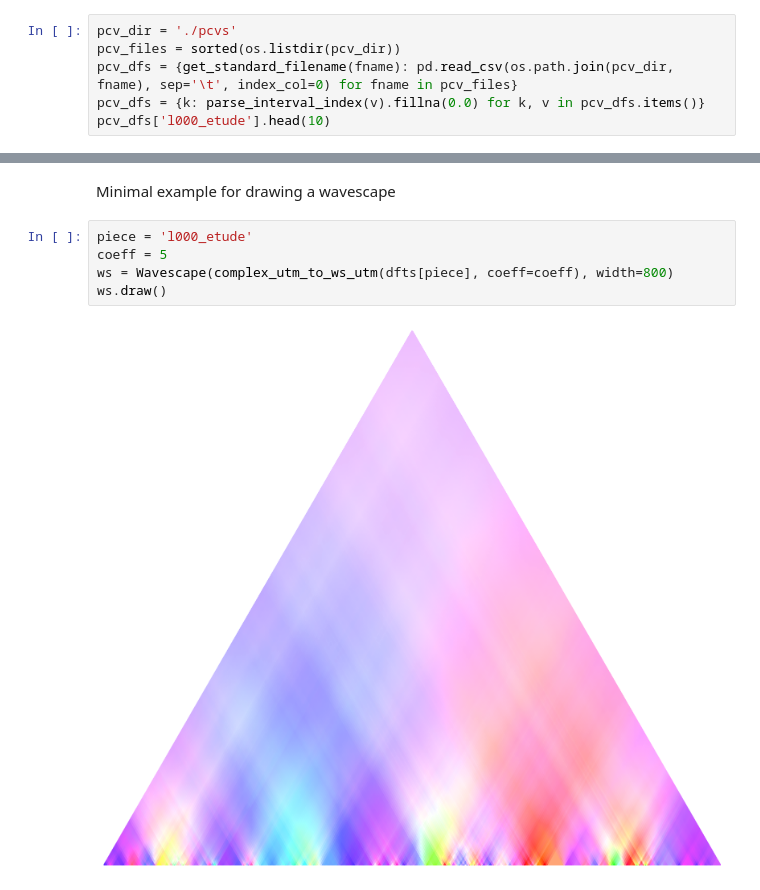
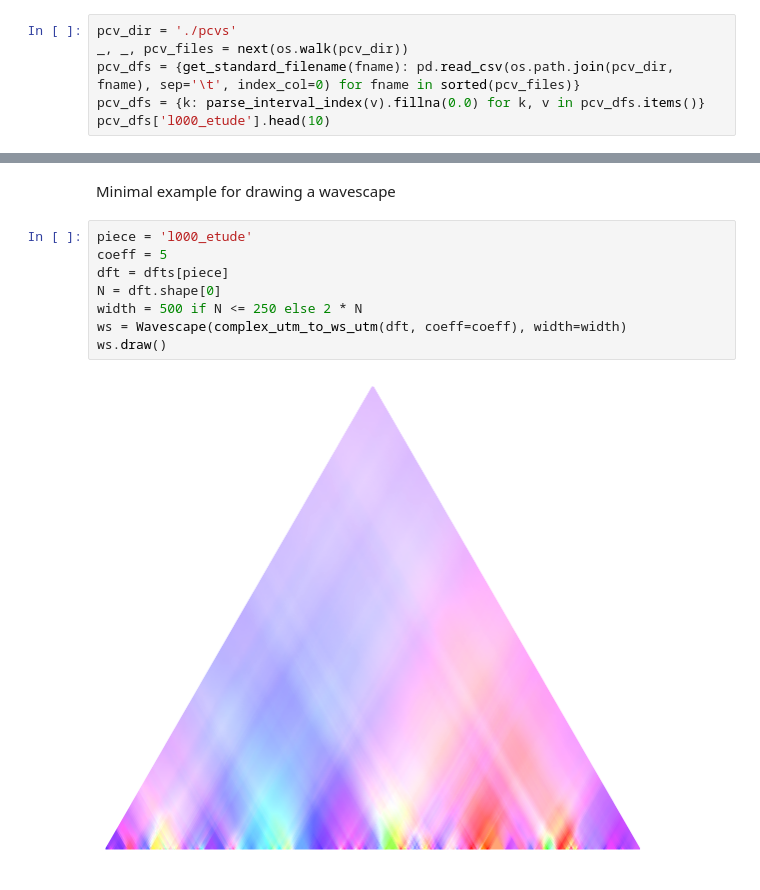
Before and after one commit to DCMLab/debussy, a Jupyter notebook: load_data.ipynb, the cells around one changed output, grey strips where cells are left out. Cells and saved outputs as stored; diff of their text form.

```diff
--- a/load_data.ipynb
+++ b/load_data.ipynb
@@ -48,8 +50,8 @@ dtype: float64
 Loading TSV files each containing the Pitch Class Vectors (PCVs) for one piece. The resulting DataFrames have indices of type `pd.IntervalIndex`.
 # %%
 pcv_dir = './pcvs'
-pcv_files = sorted(os.listdir(pcv_dir))
-pcv_dfs = {get_standard_filename(fname): pd.read_csv(os.path.join(pcv_dir, fname), sep='\t', index_col=0) for fname in pcv_files}
+_, _, pcv_files = next(os.walk(pcv_dir))
+pcv_dfs = {get_standard_filename(fname): pd.read_csv(os.path.join(pcv_dir, fname), sep='\t', index_col=0) for fname in sorted(pcv_files)}
 pcv_dfs = {k: parse_interval_index(v).fillna(0.0) for k, v in pcv_dfs.items()}
 pcv_dfs['l000_etude'].head(10)
 # %% [output]
@@ -93,7 +95,10 @@ Minimal example for drawing a wavescape
 # %%
 piece = 'l000_etude'
 coeff = 5
-ws = Wavescape(complex_utm_to_ws_utm(dfts[piece], coeff=coeff), width=800)
+dft = dfts[piece]
+N = dft.shape[0]
+width = 500 if N <= 250 else 2 * N
+ws = Wavescape(complex_utm_to_ws_utm(dft, coeff=coeff), width=width)
 ws.draw()
 # %% [output]
-[figure, old version]
+[figure, new version]
```
Also changed, not shown: parts of 5 cells of this notebook.
